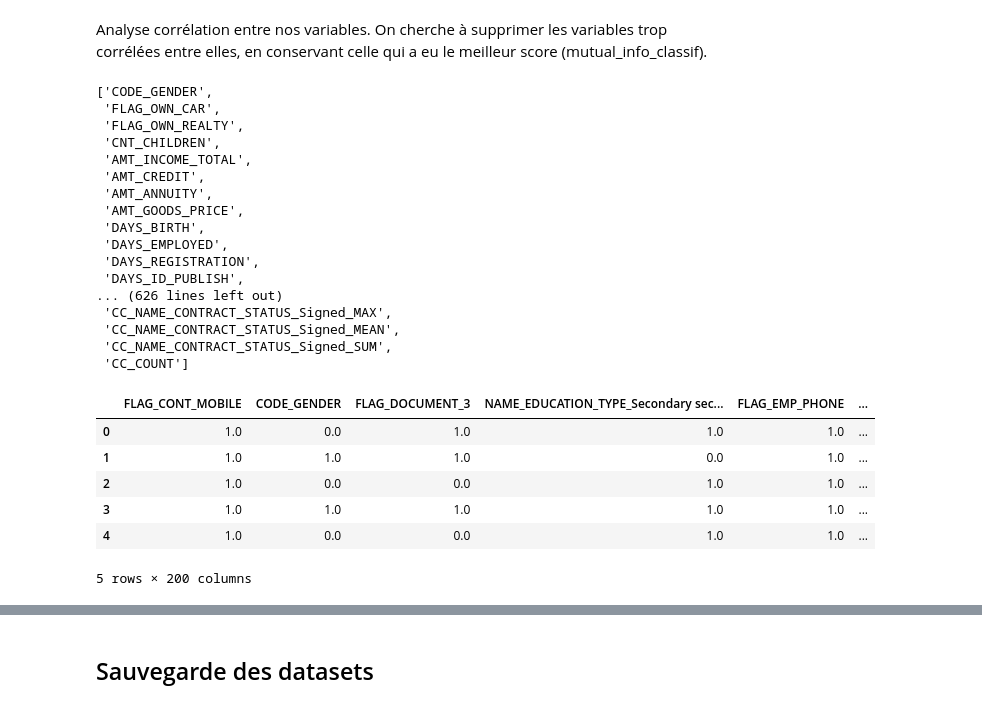
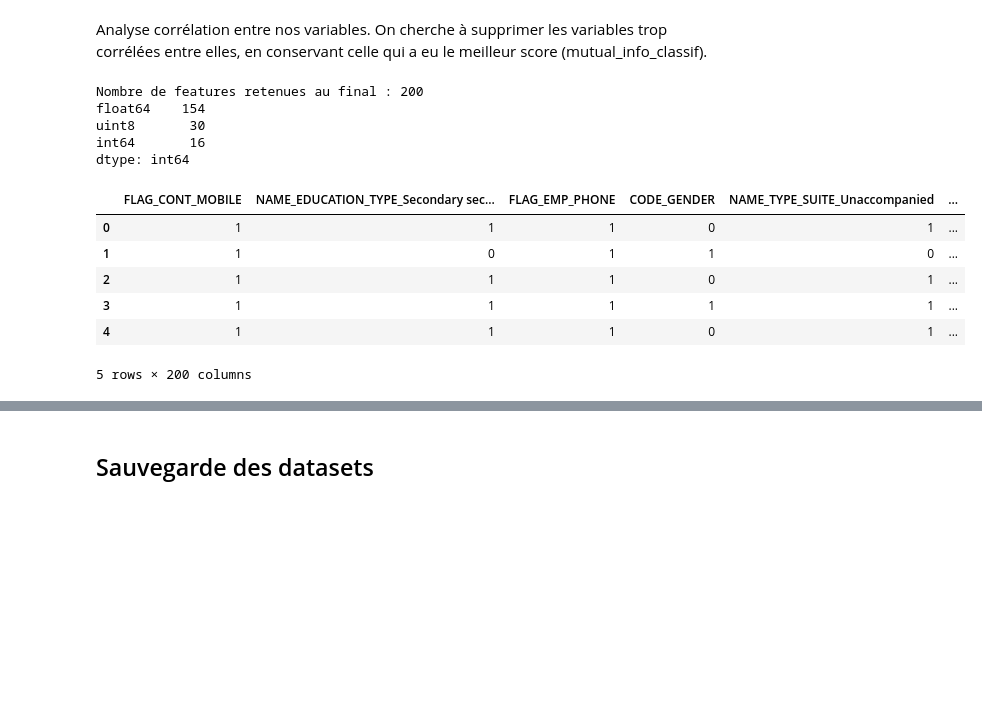
Before and after one commit to JulienCla/OC_Projet_7, a Jupyter notebook: Implémentez_un_modèle_de_scoring_EDA.ipynb, the cells around one changed output, grey strips where cells are left out. Drawn from its saved outputs; the diff is of its cells as text; code cells hidden in the pictures; blank space fills up the shorter version.

```diff
--- a/Implémentez_un_modèle_de_scoring_EDA.ipynb
+++ b/Implémentez_un_modèle_de_scoring_EDA.ipynb
@@ -236,10 +262,11 @@ X_reduced.shape
 # %% [markdown]
 Analyse importance des features basés sur test statistique
 # %%
+# Imputation simple pour réaliser test stat
 num_features = make_column_selector(dtype_include = ['float64'])
 
 pipe_num = Pipeline([
-    ("impnum", SimpleImputer())
+    ("impnum", SimpleImputer(strategy = 'median'))
 ])
 
 cat_features = make_column_selector(dtype_exclude = ['float64'])
@@ -250,7 +277,9 @@ pipe_cat = Pipeline([
 preprocessor = make_column_transformer((pipe_num, num_features),
                                        (pipe_cat, cat_features))
 # %%
-X_red_imp = preprocessor.fit_transform(X_reduced)
+X_reduced2 = X[temp_feats].copy()
+print('Imputation missing values...')
+X_red_imp = preprocessor.fit_transform(X_reduced2)
 names = preprocessor.get_feature_names_out()
 feature_names = []
 for name in names:
@@ -261,9 +290,17 @@ for name in names:
 X_red_imp_df = pd.DataFrame(X_red_imp, columns=feature_names)
 y = train_df['TARGET']
 
-selector = SelectKBest(mutual_info_classif, k=200)
-selector.set_output(transform='pandas')
-X_test = selector.fit_transform(X_red_imp_df, y)
+nb_fl = preprocessor.named_transformers_['pipeline-1'].n_features_in_
+nb_int = preprocessor.named_transformers_['pipeline-2'].n_features_in_
+print('Variables continues : ', nb_fl)
+print('Variables discrètes : ', nb_int)
+int_columns_indices = list(range(nb_fl , nb_fl + nb_int))
 
-print(X_test.shape)
+for i, col in enumerate(X_red_imp_df.columns):
+    if i in int_columns_indices:
+        X_red_imp_df[col] = X_red_imp_df[col].astype('int')
+
+print('Calcul score mutual info classif...')
+mic_scores = mutual_info_classif(X_red_imp_df, y)
+print('Done !')
 # %% [output]
@@ -271,12 +312,12 @@ print(X_test.shape)
 # %%
-idx = np.argsort(-1*selector.scores_)
-d = {'feature' : selector.feature_names_in_[idx],
-     'importance' : selector.scores_[idx]
+idx = np.argsort(-1*mic_scores)
+d = {'feature' : np.array(feature_names)[idx],
+     'importance' : mic_scores[idx]
     }
 best_features = pd.DataFrame(data=d)
 
-fig, ax = plt.subplots(figsize=(12,16))
-sns.barplot(x="importance", y="feature", data=best_features.iloc[:160,:])
+fig, ax = plt.subplots(figsize=(12,25))
+sns.barplot(x="importance", y="feature", data=best_features.iloc[:150,:])
 ax.set_ylabel(None)
 ax.set_title('Feature importance basé sur mutual_info_classif',  fontsize = 18)
 # %% [output]
@@ -286,33 +327,23 @@ Text(0.5, 1.0, 'Feature importance basé sur mutual_info_classif')
 Analyse corrélation entre nos variables.
 On cherche à supprimer les variables trop corrélées entre elles,
 en conservant celle qui a eu le meilleur score (mutual_info_classif).
-# %%
-feature_names
-# %% [output]
-['CODE_GENDER',
- 'FLAG_OWN_CAR',
- 'FLAG_OWN_REALTY',
- 'CNT_CHILDREN',
- 'AMT_INCOME_TOTAL',
- 'AMT_CREDIT',
- 'AMT_ANNUITY',
- 'AMT_GOODS_PRICE',
- 'DAYS_BIRTH',
- 'DAYS_EMPLOYED',
- 'DAYS_REGISTRATION',
- 'DAYS_ID_PUBLISH',
-... (626 lines left out)
- 'CC_NAME_CONTRACT_STATUS_Signed_MAX',
- 'CC_NAME_CONTRACT_STATUS_Signed_MEAN',
- 'CC_NAME_CONTRACT_STATUS_Signed_SUM',
- 'CC_COUNT']
 # %%
-X_test.head()
+final_feats = np.array(feature_names)[idx][:200]
+print("Nombre de features retenues au final : {}".format(len(final_feats)))
+
+X_reduced2 = X_reduced2.loc[:, final_feats]
+print(X_reduced2.dtypes.value_counts())
+X_reduced2.head()
 # %% [output]
+Nombre de features retenues au final : 200
+float64    154
+uint8       30
+int64       16
+dtype: int64
-|  | FLAG_CONT_MOBILE | CODE_GENDER | FLAG_DOCUMENT_3 | NAME_EDUCATION_TYPE_Secondary sec... | FLAG_EMP_PHONE | ... |
-| 0 | 1.0 | 0.0 | 1.0 | 1.0 | 1.0 | ... |
-| 1 | 1.0 | 1.0 | 1.0 | 0.0 | 1.0 | ... |
-| 2 | 1.0 | 0.0 | 0.0 | 1.0 | 1.0 | ... |
-| 3 | 1.0 | 1.0 | 1.0 | 1.0 | 1.0 | ... |
-| 4 | 1.0 | 0.0 | 0.0 | 1.0 | 1.0 | ... |
+|  | FLAG_CONT_MOBILE | NAME_EDUCATION_TYPE_Secondary sec... | FLAG_EMP_PHONE | CODE_GENDER | NAME_TYPE_SUITE_Unaccompanied | ... |
+| 0 | 1 | 1 | 1 | 0 | 1 | ... |
+| 1 | 1 | 0 | 1 | 1 | 0 | ... |
+| 2 | 1 | 1 | 1 | 0 | 1 | ... |
+| 3 | 1 | 1 | 1 | 1 | 1 | ... |
+| 4 | 1 | 1 | 1 | 0 | 1 | ... |
-5 rows × 200 columns
+5 rows × 200 columns
```
Also changed, not shown: parts of 19 cells of this notebook, 6 other files.
